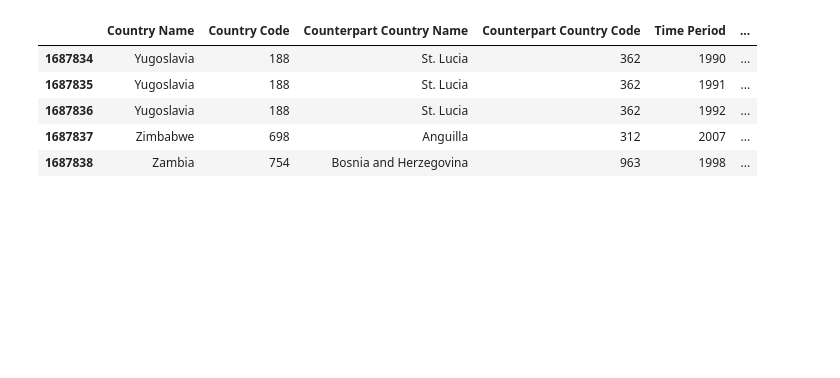
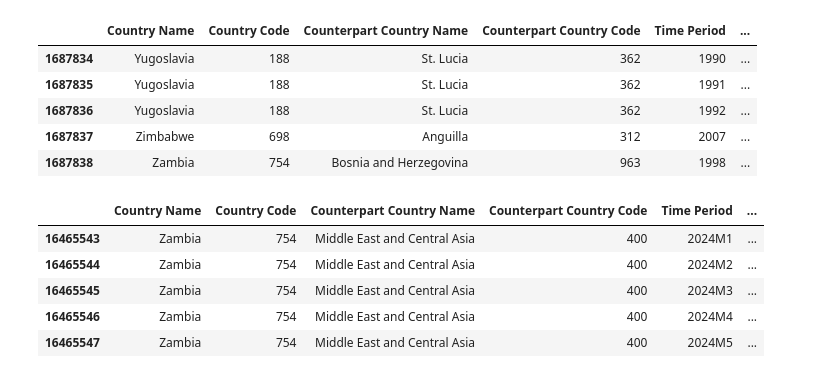
Before and after one commit to FleetHalf/Aditya-Thesis, a Jupyter notebook: Foreign Exchange.ipynb, the cells around one changed output. Drawn from its saved outputs; the diff is of its cells as text; code cells hidden in the pictures; blank space fills up the shorter version.

Commit message:
Update Foreign Exchange.ipynb
Read the monthly data.

```diff
--- a/Foreign Exchange.ipynb
+++ b/Foreign Exchange.ipynb
@@ -48,0 +49,11 @@ dataset_yearly.tail(5)
+# %%
+data_monthly = pd.read_csv("C:\\Users\\AdityaTheEmp\\Desktop\\Cornell\\Data for the thesis\\DOT_09-07-2024 15-23-02-33_panel.csv")
+# %%
+data_monthly.tail(5)
+# %% [output]
+|  | Country Name | Country Code | Counterpart Country Name | Counterpart Country Code | Time Period | ... |
+| 16465543 | Zambia | 754 | Middle East and Central Asia | 400 | 2024M1 | ... |
+| 16465544 | Zambia | 754 | Middle East and Central Asia | 400 | 2024M2 | ... |
+| 16465545 | Zambia | 754 | Middle East and Central Asia | 400 | 2024M3 | ... |
+| 16465546 | Zambia | 754 | Middle East and Central Asia | 400 | 2024M4 | ... |
+| 16465547 | Zambia | 754 | Middle East and Central Asia | 400 | 2024M5 | ... |
```
Also changed, not shown: parts of 2 cells of this notebook.
